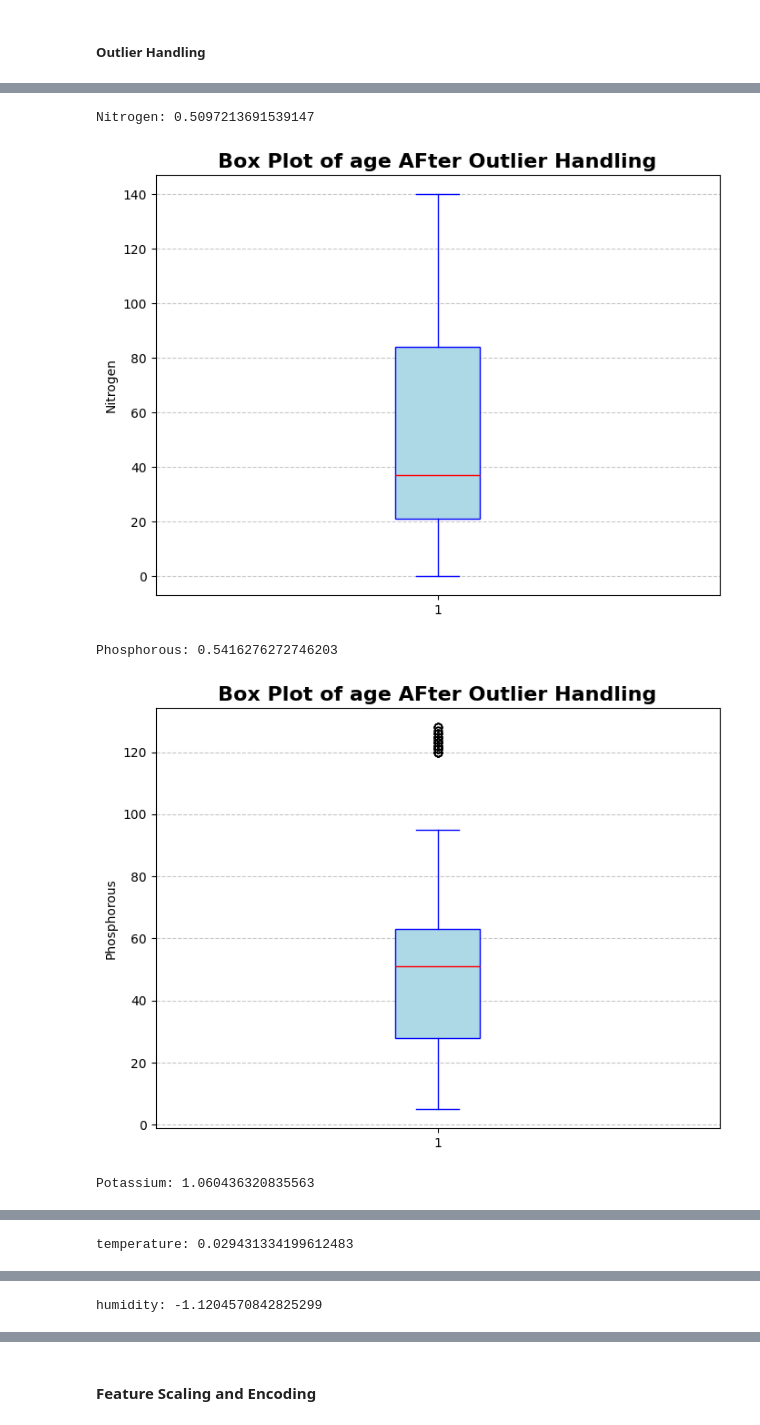
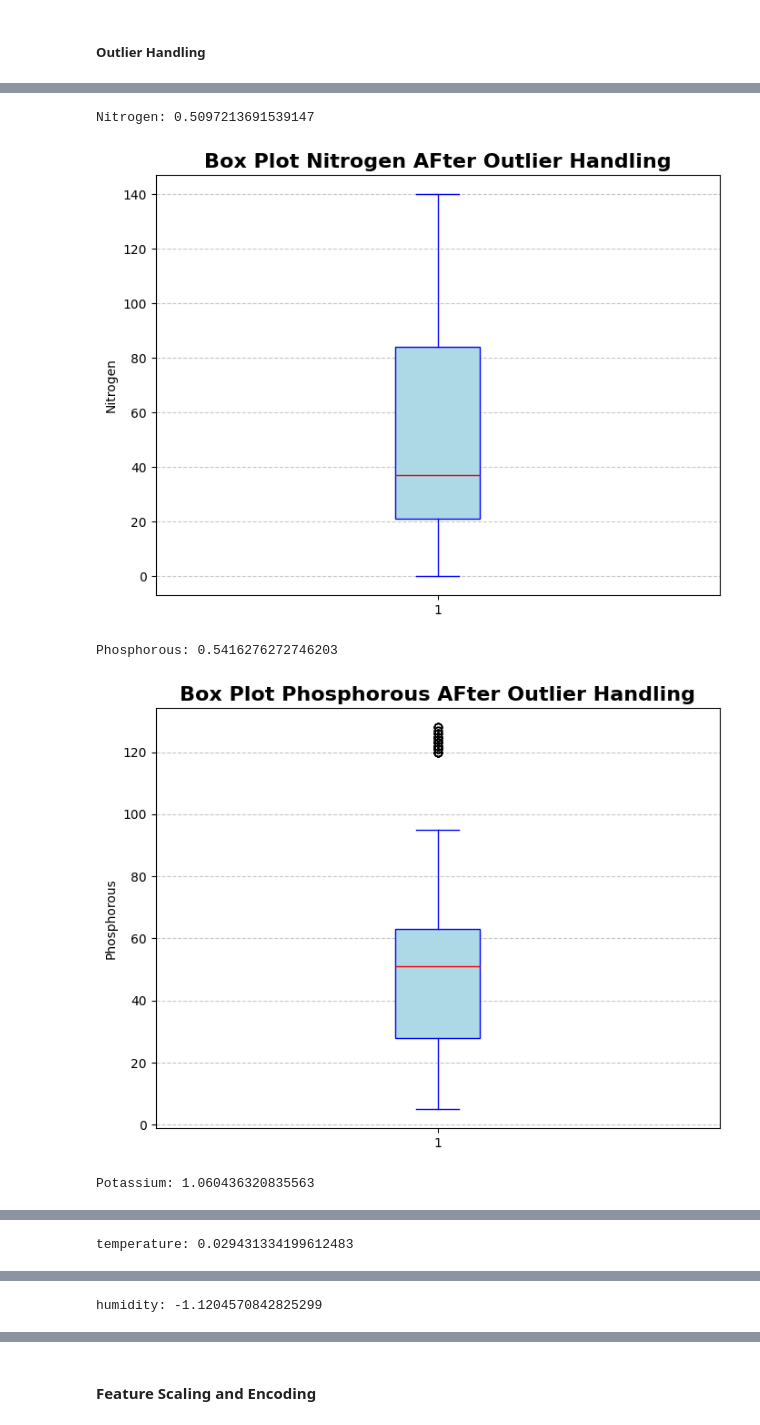
Before and after one commit to aykahsay/Crop-Recommendation-Capstone-Project, a Jupyter notebook: notebooks/01_data_preprocessing_and_exploration.ipynb, the cells around one changed output, grey strips where cells are left out. Cells and saved outputs as stored; diff of their text form; code cells hidden in the pictures.

```diff
--- a/notebooks/01_data_preprocessing_and_exploration.ipynb
+++ b/notebooks/01_data_preprocessing_and_exploration.ipynb
@@ -432,7 +439,7 @@ for column in df_new.columns.tolist():
         whiskerprops=dict(color="blue"),
         capprops=dict(color="blue")
     )
-    plt.title("Box Plot of age before Outlier Handling", fontsize = 16, fontweight = "bold", color = "black")
+    plt.title(f"Box Plot {column} before Outlier Handling", fontsize = 16, fontweight = "bold", color = "black")
     plt.ylabel(column)
     plt.grid(axis = "y", linestyle = "--", alpha = 0.7)
     plt.show()
@@ -462,23 +469,23 @@ for column in df_new.columns.tolist():
 # %%
 for column in df_new.columns.tolist():
     print(f"{column}: {df[column].skew()}")
     plt.figure(figsize = (8, 6), dpi = 100, facecolor = "white", edgecolor = "black")
     plt.boxplot(
         df[column],
         vert = True,
         patch_artist = True,
         boxprops=dict(facecolor="lightblue", color="blue"),
         medianprops=dict(color="red"),
         whiskerprops=dict(color="blue"),
         capprops=dict(color="blue")
     )
-    plt.title("Box Plot of age AFter Outlier Handling", fontsize = 16, fontweight = "bold", color = "black")
+    plt.title(f"Box Plot {column} AFter Outlier Handling", fontsize = 16, fontweight = "bold", color = "black")
     plt.ylabel(column)
     plt.grid(axis = "y", linestyle = "--", alpha = 0.7)
     plt.show()
 # %% [output]
 Nitrogen: 0.5097213691539147
-[figure, old version]
+[figure, new version]
 Phosphorous: 0.5416276272746203
-[figure, old version]
+[figure, new version]
 Potassium: 1.060436320835563
```
Also changed, not shown: parts of 3 cells of this notebook, 11 other files.
